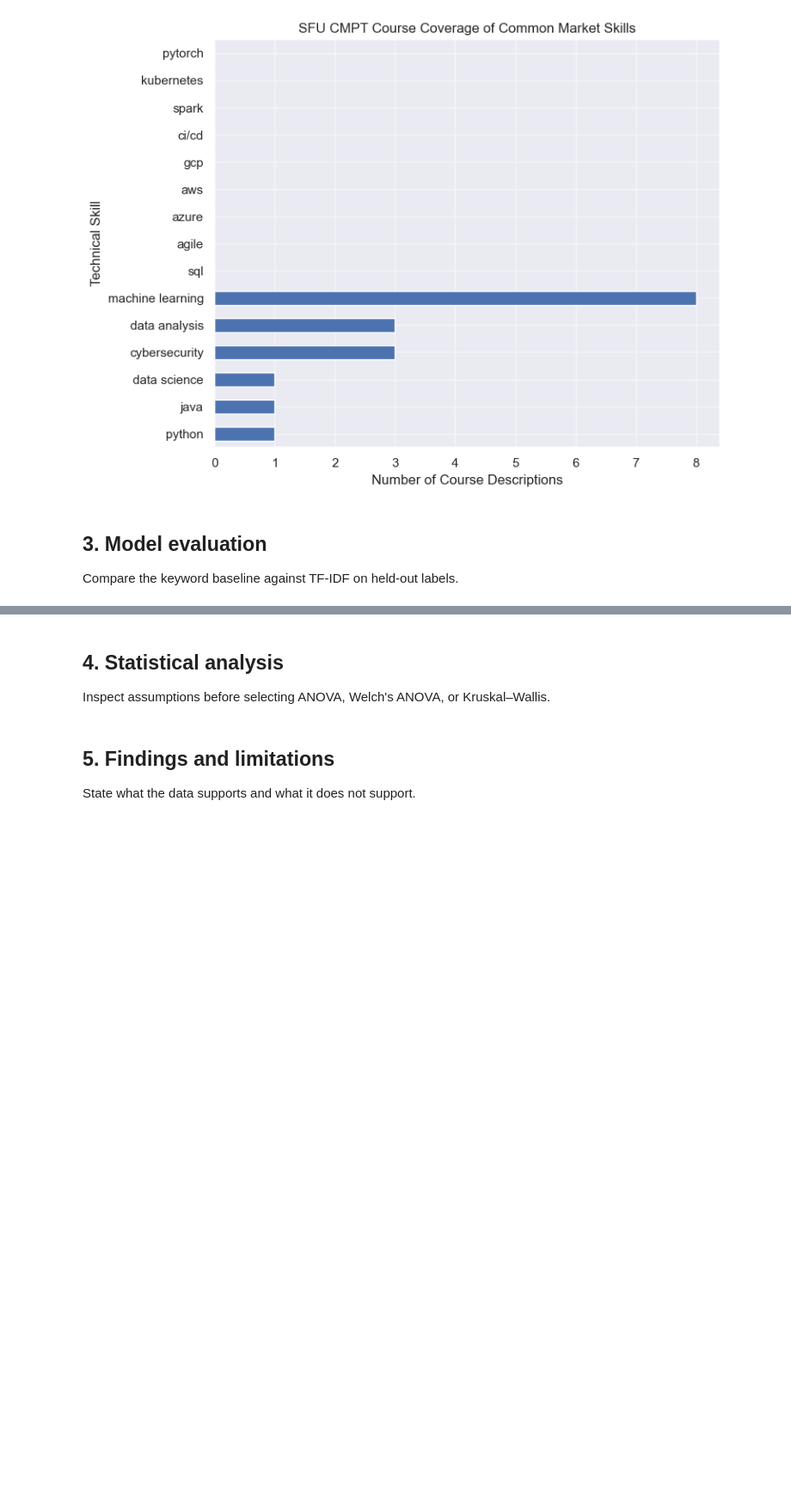
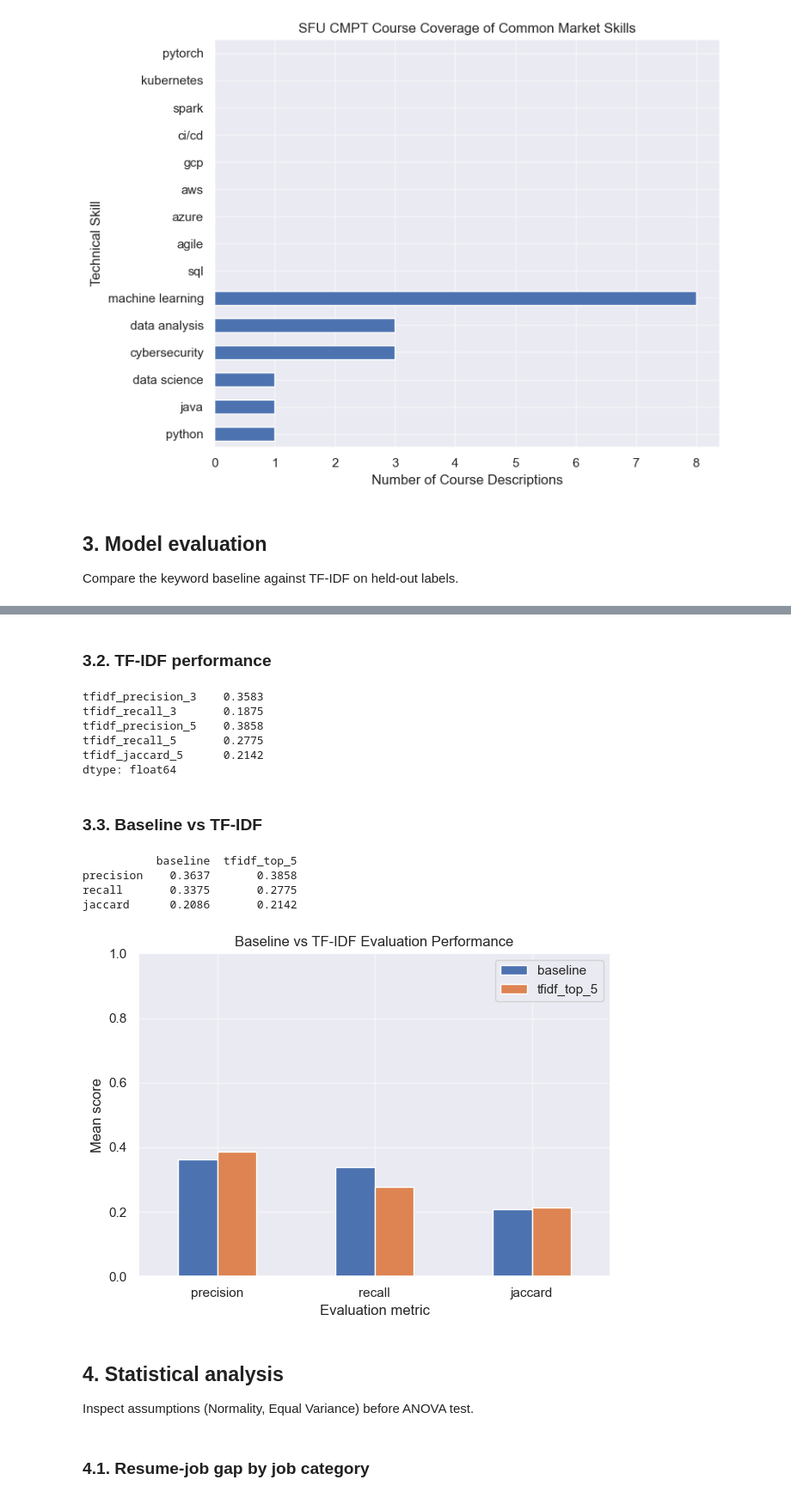
Before and after one commit to Kietkiet1109/OptiMatch-App, a Jupyter notebook: notebooks/analysis.ipynb, the cells around one changed output, grey strips where cells are left out. Shown at 86% size. Drawn from its saved outputs; the diff is of its cells as text; code cells hidden in the pictures; blank space fills up the shorter version.

Commit message:
Update analysis with model evaluation and statistical findings

```diff
--- a/notebooks/analysis.ipynb
+++ b/notebooks/analysis.ipynb
@@ -532,3 +516,12 @@ plt.show()
 ## 3. Model evaluation
 
 Compare the keyword baseline against TF-IDF on held-out labels.
+# %%
+# Define evaluation results file path
+eva_results_file = '../outputs/evaluation/evaluation_results.csv'
+# %%
+# Read held-out model evaluation results
+evaluation_results = pd.read_csv(eva_results_file)
+
+# Check evaluation sample size
+print('Evaluation pairs:', len(evaluation_results))
@@ -535,8 +548,64 @@ Compare the keyword baseline against TF-IDF on held-out labels.
+# %% [markdown]
+### 3.2. TF-IDF performance
+# %%
+# Show TF-IDF evaluation metrics
+tfidf_metrics = evaluation_results[
+    [
+        'tfidf_precision_3',
+        'tfidf_recall_3',
+        'tfidf_precision_5',
+        'tfidf_recall_5',
+        'tfidf_jaccard_5'
+    ]
+].mean()
+
+print(tfidf_metrics.round(4))
+# %% [output]
+tfidf_precision_3    0.3583
+tfidf_recall_3       0.1875
+tfidf_precision_5    0.3858
+tfidf_recall_5       0.2775
+tfidf_jaccard_5      0.2142
+dtype: float64
+# %% [markdown]
+### 3.3. Baseline vs TF-IDF
+# %%
+# Create baseline and TF-IDF comparison table
+model_comparison = pd.DataFrame(
+    {
+        'baseline': [
+            evaluation_results['baseline_precision'].mean(),
+            evaluation_results['baseline_recall'].mean(),
+            evaluation_results['baseline_jaccard'].mean()
+        ],
+        'tfidf_top_5': [
+            evaluation_results['tfidf_precision_5'].mean(),
+            evaluation_results['tfidf_recall_5'].mean(),
+            evaluation_results['tfidf_jaccard_5'].mean()
+        ]
+    },
+    index = ['precision', 'recall', 'jaccard']
+)
+
+print(model_comparison.round(4))
+# %% [output]
+           baseline  tfidf_top_5
+precision    0.3637       0.3858
+recall       0.3375       0.2775
+jaccard      0.2086       0.2142
+# %%
+# Compare baseline and TF-IDF evaluation performance
+model_comparison.plot(kind = 'bar')
+plt.title('Baseline vs TF-IDF Evaluation Performance')
+plt.ylabel('Mean score')
+plt.xlabel('Evaluation metric')
+plt.ylim(0, 1)
+plt.xticks(rotation = 0)
+plt.tight_layout()
+plt.show()
+# %% [output]
+[figure, added]
 # %% [markdown]
 ## 4. Statistical analysis
 
-Inspect assumptions before selecting ANOVA, Welch's ANOVA, or Kruskal–Wallis.
+Inspect assumptions (Normality, Equal Variance) before ANOVA test.
-# %% [markdown]
-## 5. Findings and limitations
-
-State what the data supports and what it does not support.
@@ -542,0 +624,2 @@ State what the data supports and what it does not support.
+# %% [markdown]
+### 4.1. Resume-job gap by job category
```
Also changed, not shown: parts of 48 cells of this notebook, 1 other file.
